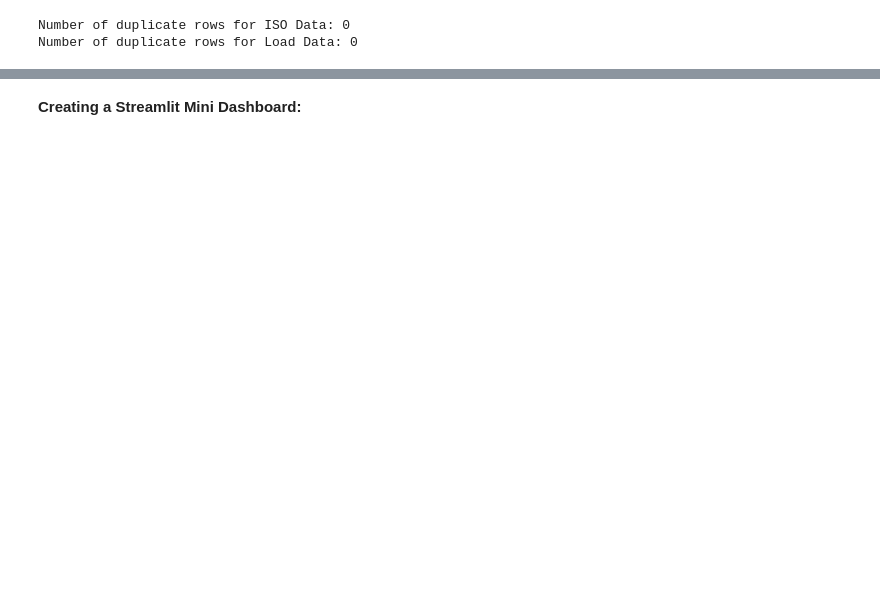
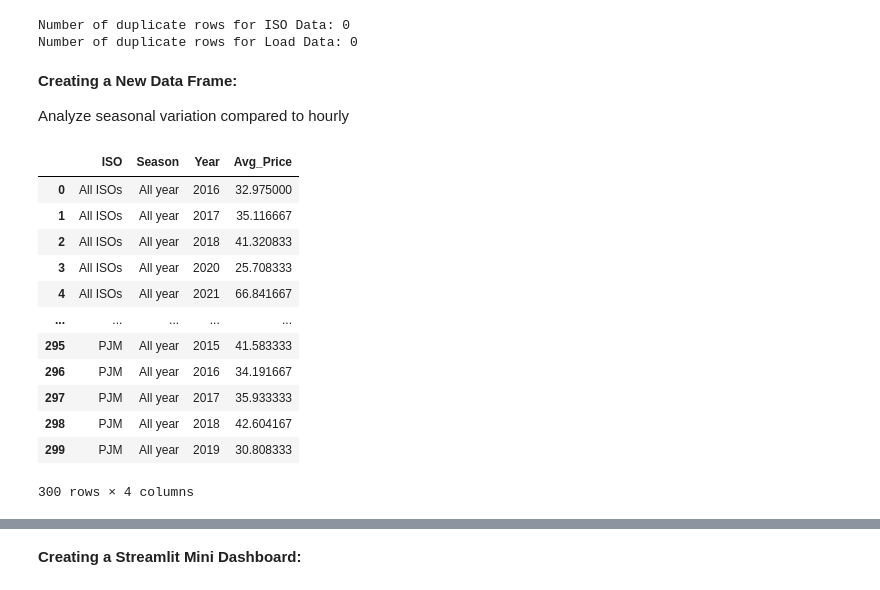
Before and after one commit to ellenwang995/final_project, a Jupyter notebook: PythonFinalAssignment_Draft.ipynb, the cells around one changed output, grey strips where cells are left out. Saved outputs shown, nothing was run; the diff lists cells and outputs as text; code cells hidden in the pictures; blank space fills up the shorter version.

```diff
--- a/PythonFinalAssignment_Draft.ipynb
+++ b/PythonFinalAssignment_Draft.ipynb
@@ -327 +330,12 @@ SPP         [2015-01-01 00:00:00, 2016-01-01 00:00:00, 201...
 Name: year, dtype: object
+# %%
+#remove data from before 2015 for all ISOs
+
+ISOprice_df = ISOprice_df[ISOprice_df['year'] >= 2015]
+load_df = load_df[load_df['year'] >= 2015]
+
+print(ISOprice_df['iso'].value_counts())
+print(ISOprice_df['season'].value_counts())
+
+print(load_df['iso'].value_counts())
+print(load_df['season'].value_counts())
@@ -332,3 +364,26 @@ print(f"Number of duplicate rows for Load Data: {load_df.duplicated().sum()}")
 # %% [output]
 Number of duplicate rows for ISO Data: 0
 Number of duplicate rows for Load Data: 0
+# %% [markdown]
+**Creating a New Data Frame:**
+
+Analyze seasonal variation compared to hourly
+# %%
+season_avg = ISOprice_df.groupby(['iso', 'season', 'year'])['real_price_mwh'].mean().reset_index()
+season_avg.columns = ['ISO', 'Season', 'Year', 'Avg_Price']
+
+season_avg.head(300)
+# %% [output]
+|  | ISO | Season | Year | Avg_Price |
+| 0 | All ISOs | All year | 2016 | 32.975000 |
+| 1 | All ISOs | All year | 2017 | 35.116667 |
+| 2 | All ISOs | All year | 2018 | 41.320833 |
+| 3 | All ISOs | All year | 2020 | 25.708333 |
+| 4 | All ISOs | All year | 2021 | 66.841667 |
+| ... | ... | ... | ... | ... |
+| 295 | PJM | All year | 2015 | 41.583333 |
+| 296 | PJM | All year | 2016 | 34.191667 |
+| 297 | PJM | All year | 2017 | 35.933333 |
+| 298 | PJM | All year | 2018 | 42.604167 |
+| 299 | PJM | All year | 2019 | 30.808333 |
+300 rows × 4 columns
```
Also changed, not shown: parts of 8 cells of this notebook.
